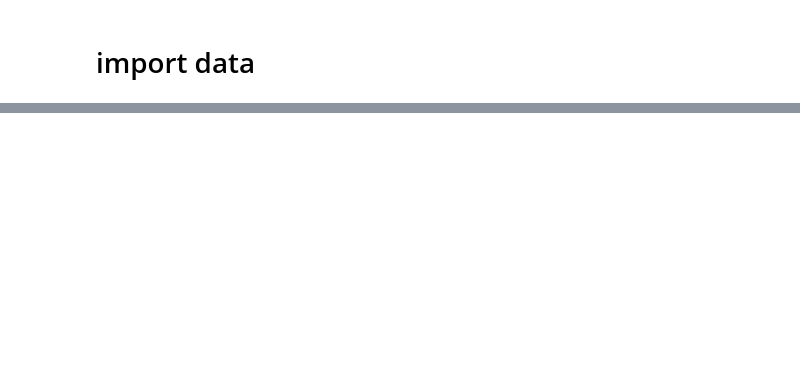
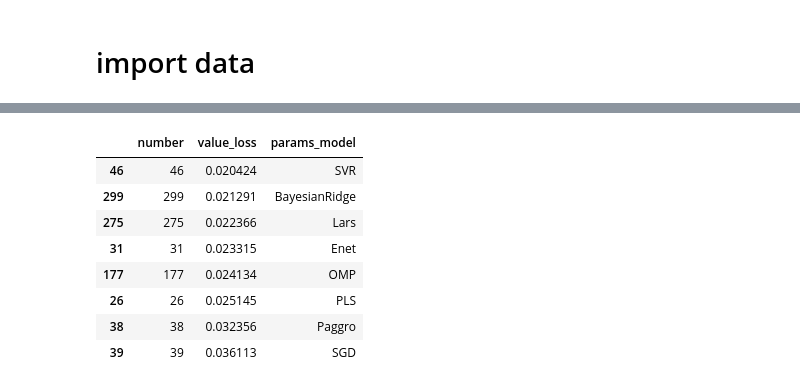
Before and after one commit to ryan-soh-pprint/DS_template, a Jupyter notebook: notebooks/06_train_profile.ipynb, the cells around one changed output, grey strips where cells are left out. Saved outputs shown, nothing was run; the diff lists cells and outputs as text; code cells hidden in the pictures; blank space fills up the shorter version.

```diff
--- a/notebooks/06_train_profile.ipynb
+++ b/notebooks/06_train_profile.ipynb
@@ -475,0 +32,26 @@ Evaluating model for Sensory Value
+# %%
+data_dir = Path("../../data/processed")
+version = 'v4'
+split = f'{version}.0'
+data_folder = data_dir / version / split
+
+
+train_folder = data_folder / "train"
+test_folder = data_folder / "test"
+
+X_train = pd.read_csv(train_folder / "input.csv", index_col=0)
+y_train = pd.read_csv(train_folder / "label.csv", index_col=0)
+meta_train = pd.read_csv(train_folder / "meta.csv", index_col=0)
+
+assert X_train.index.equals(y_train.index)
+assert X_train.index.equals(meta_train.index)
+
+X_test = pd.read_csv(test_folder / "input.csv", index_col=0)
+y_test = pd.read_csv(test_folder / "label.csv", index_col=0)
+meta_test = pd.read_csv(test_folder / "meta.csv", index_col=0)
+
+# assert X_test.index.equals(y_test.index)
+# assert X_test.index.equals(meta_test.index)
+
+print(X_train.shape, y_train.shape, meta_train.shape)
+print(X_test.shape, y_test.shape, meta_test.shape)
@@ -475,0 +322,12 @@ Evaluating model for Sensory Value
+# %%
+trainer.study.trials_dataframe().sort_values('value_loss', ascending=True).drop_duplicates(subset='params_model')[['number','value_loss','params_model']]
+# %% [output]
+|  | number | value_loss | params_model |
+| 46 | 46 | 0.020424 | SVR |
+| 299 | 299 | 0.021291 | BayesianRidge |
+| 275 | 275 | 0.022366 | Lars |
+| 31 | 31 | 0.023315 | Enet |
+| 177 | 177 | 0.024134 | OMP |
+| 26 | 26 | 0.025145 | PLS |
+| 38 | 38 | 0.032356 | Paggro |
+| 39 | 39 | 0.036113 | SGD |
```
Also changed, not shown: parts of 29 cells of this notebook, 5 other files.
